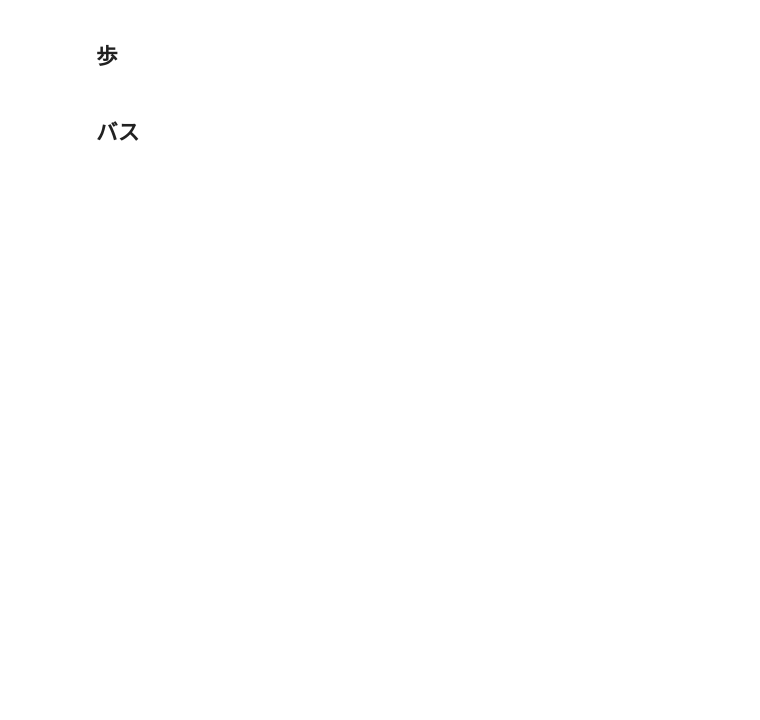
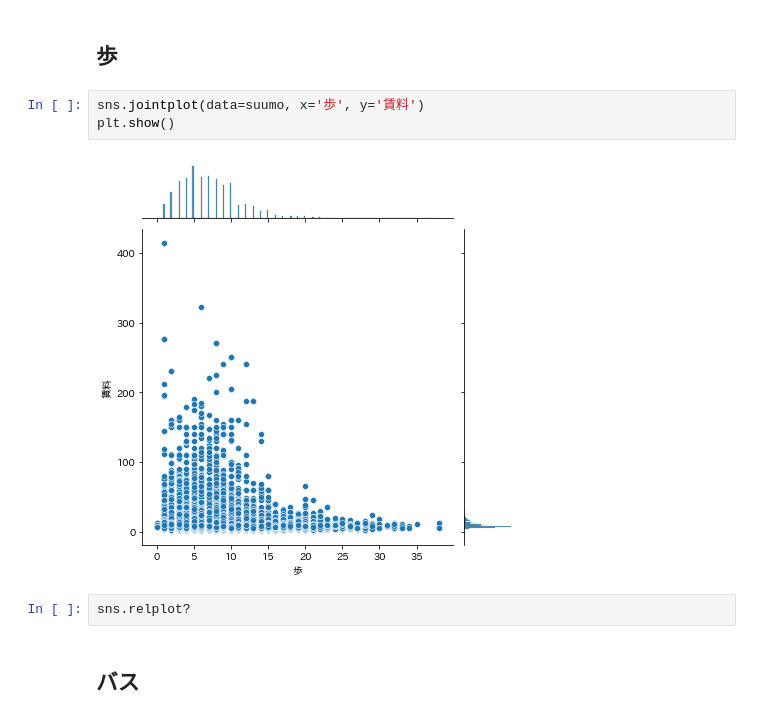
Before and after one commit to tomitayuuki/scraping_suumo, a Jupyter notebook: suumo_analytics.ipynb, the cells around one changed output. Cells and saved outputs as stored; diff of their text form; blank space fills up the shorter version.

```diff
--- a/suumo_analytics.ipynb
+++ b/suumo_analytics.ipynb
@@ -129,4 +169,11 @@ print(suumo['路線'].unique())
 # %% [markdown]
 ## 歩
+# %%
+sns.jointplot(data=suumo, x='歩', y='賃料')
+plt.show()
+# %% [output]
+[figure, added]
+# %%
+sns.relplot?
 # %% [markdown]
 ## バス
```
Also changed, not shown: parts of 7 cells of this notebook, 1 other file.
